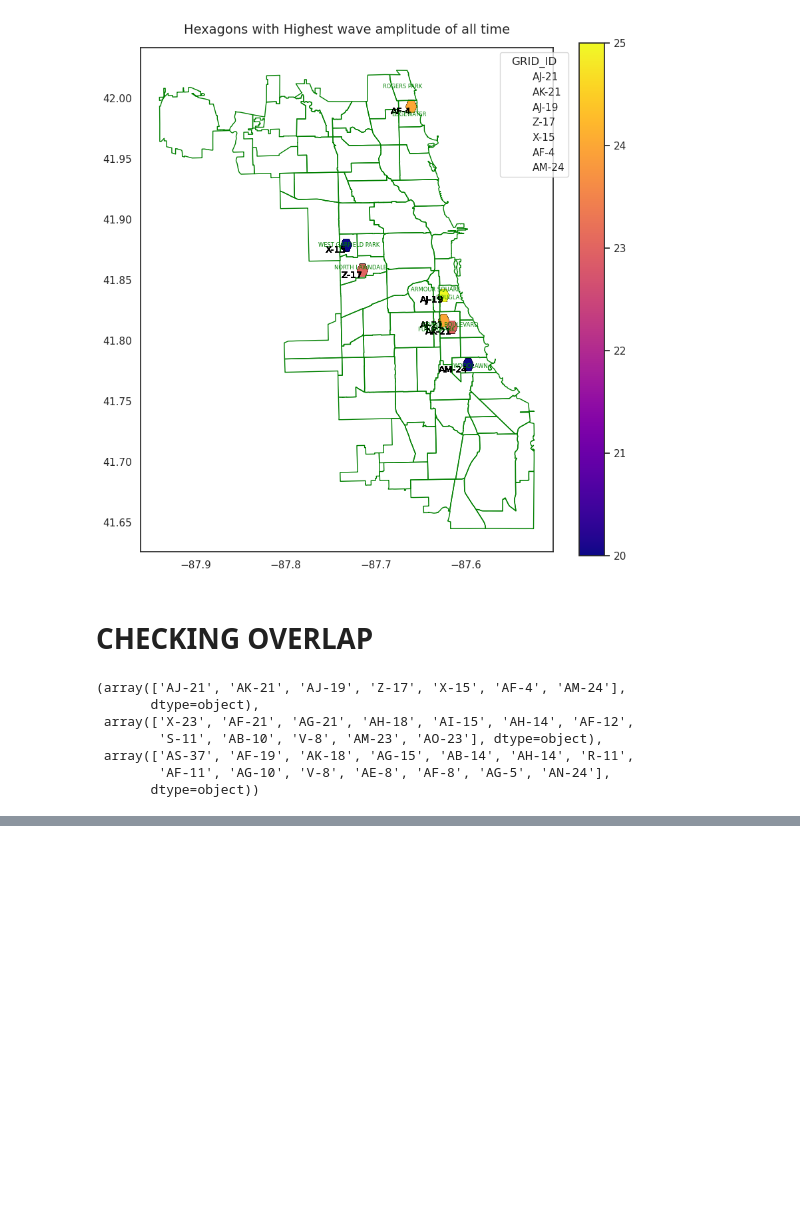
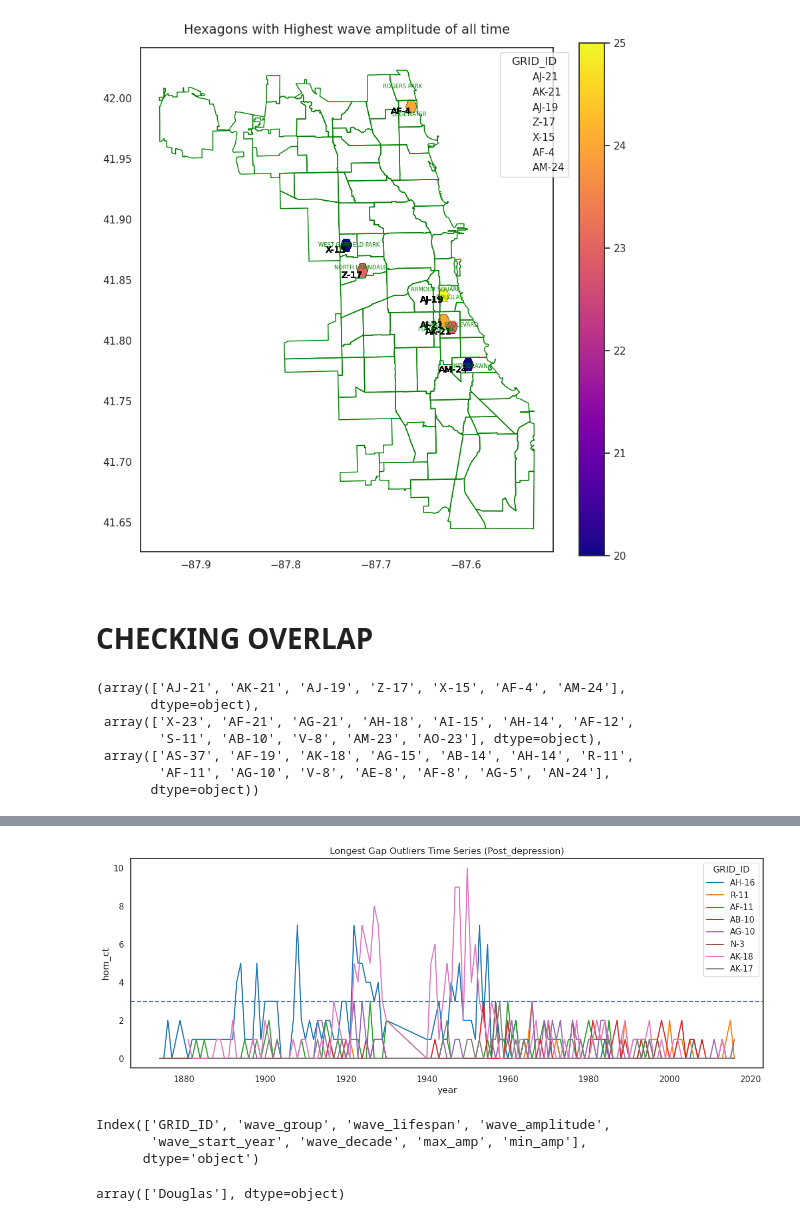
Before and after one commit to uchicago-justice-project/decreasing-homicide-waves, a Jupyter notebook: hom_decrease.ipynb, the cells around one changed output, grey strips where cells are left out. Saved outputs shown, nothing was run; the diff lists cells and outputs as text; code cells hidden in the pictures; blank space fills up the shorter version.

```diff
--- a/hom_decrease.ipynb
+++ b/hom_decrease.ipynb
@@ -687,0 +797,28 @@ top_amp.GRID_ID.unique(), outlier.GRID_ID.unique(), anomaly.GRID_ID.unique()
+# %%
+sns.set_theme(style='white')
+
+fig, ax = plt.subplots(figsize=(15, 5))
+
+sns.lineplot(x='year',
+             y='hom_ct',
+             hue='GRID_ID',
+             data=post_dep_outlier,
+             palette=palette)
+
+plt.title('Longest Gap Outliers Time Series (Post_depression)')
+sns.color_palette('deep')
+plt.axhline(y=3, linestyle='--', label='homicide count = 3')
+
+plt.savefig('viz/post_dep_outliers_timeseries.png')
+# %% [output]
+[figure, added]
+# %%
+wave_metrics.columns
+# %% [output]
+Index(['GRID_ID', 'wave_group', 'wave_lifespan', 'wave_amplitude',
+       'wave_start_year', 'wave_decade', 'max_amp', 'min_amp'],
+      dtype='object')
+# %%
+map_projects[map_projects['GRID_ID'] == 'AK-18']['Community Area Name'].unique()
+# %% [output]
+array(['Douglas'], dtype=object)
```
Also changed, not shown: parts of 21 cells of this notebook, 5 other files.
